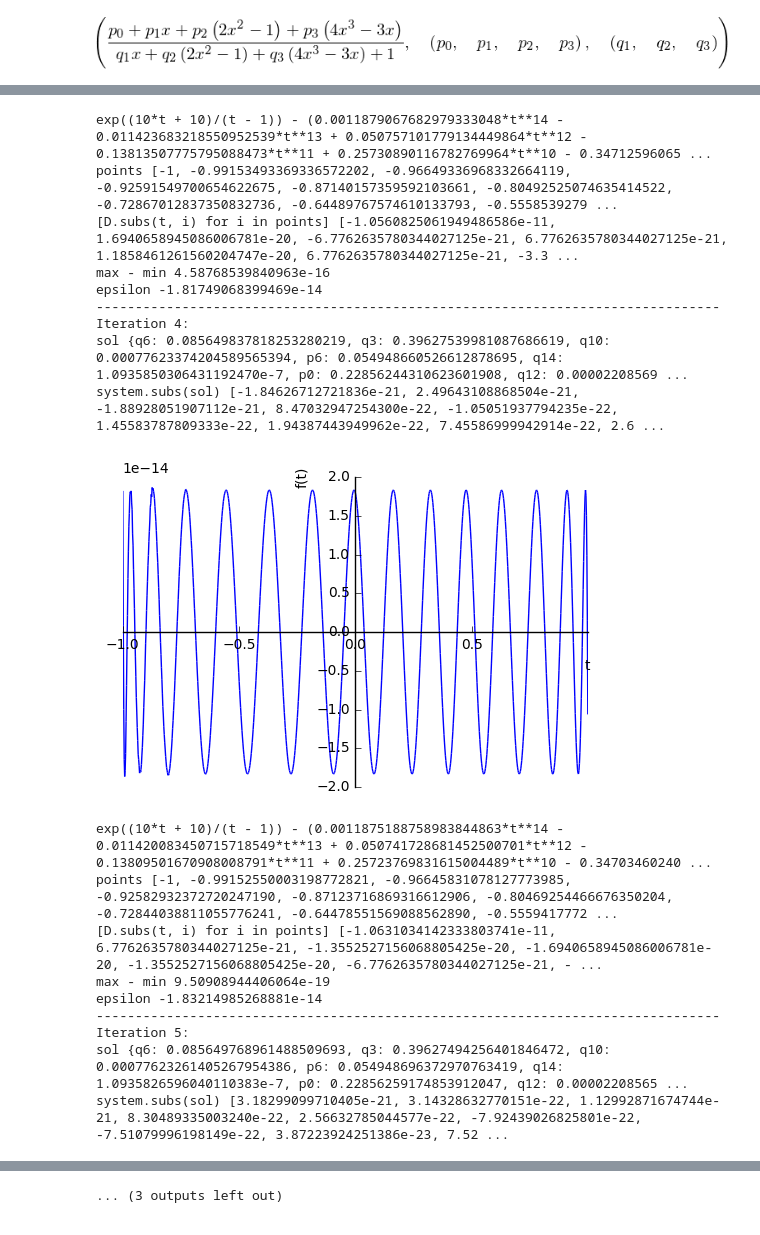
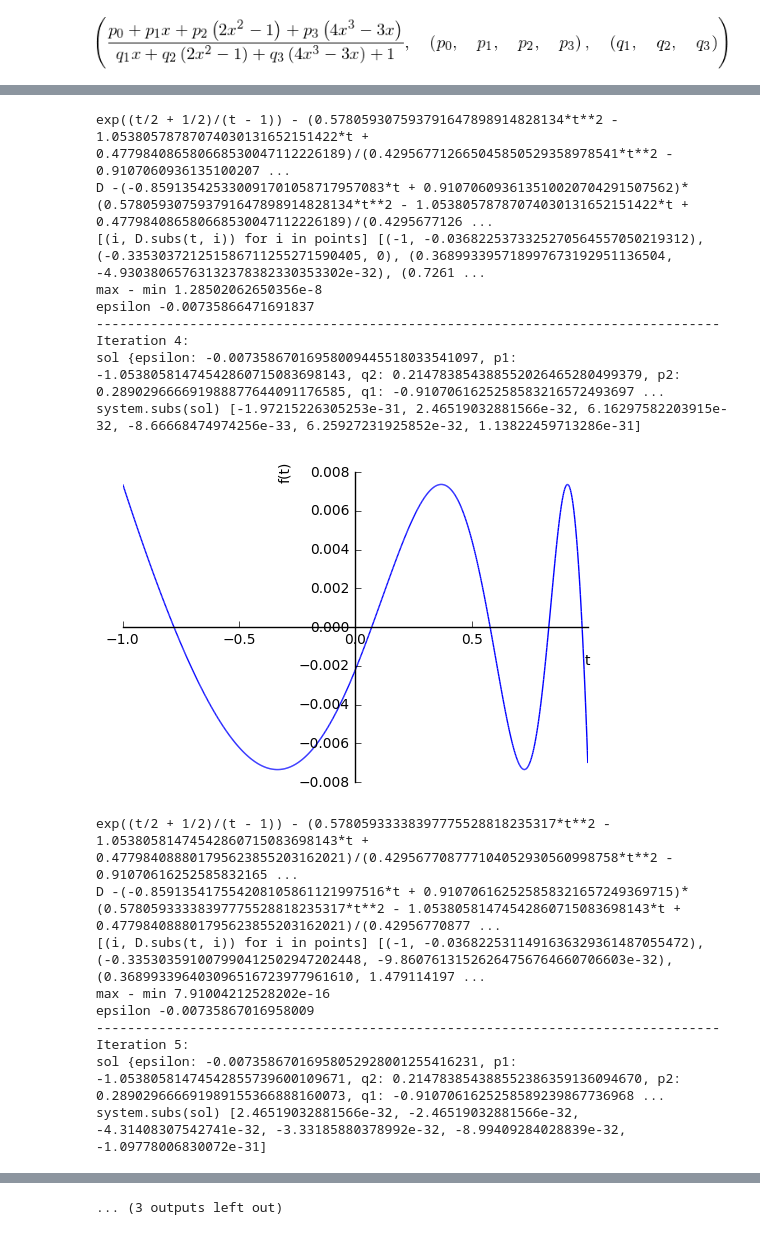
Before and after one commit to ergs/sandbox, a Jupyter notebook: Chebyshev2.ipynb, the cells around one changed output, grey strips where cells are left out. Saved outputs shown, nothing was run; the diff lists cells and outputs as text; code cells hidden in the pictures.

```diff
--- a/Chebyshev2.ipynb
+++ b/Chebyshev2.ipynb
@@ -60,20 +60,28 @@ bisect_roots(sin(x), [-10, 13])
 115
 [figure]
 # %%
-def nsolve_intervals(expr, bounds, division=30, warn=False, solver='bisect', **kwargs):
+def nsolve_intervals(expr, bounds, division=30, warn=False, verbose=False, solver='bisect', **kwargs):
     """
     Divide bounds into division intervals and nsolve in each one
     """
+    if verbose:
+        warn = True
     roots = []
     L = bounds[1] - bounds[0]
     for i in range(division):
         interval = [bounds[0] + i*L/division, bounds[0] + (i + 1)*L/division]
         try:
+            if verbose:
+                print("Solving in interval", interval)
             root = nsolve(expr, interval, solver=solver, **kwargs)
         except ValueError:
+            if verbose:
+                print("No solution found")
             continue
         else:
             if interval[0] < root < interval[1]:
+                if verbose:
+                    print("Solution found:", root)
                 roots.append(root)
             else:
                 if warn:
@@ -112,9 +120,10 @@ from sympy.utilities.decorator import conserve_mpmath_dps
 def CRAM_exp2(degree, prec=128, *, max_loops=10):
     #mpmath.mp.dps = prec
 
+
     epsilon = symbols("epsilon")
     i = symbols("i")
-    c = 10
+    c = S(1)/2
 
     r, num_coeffs, den_coeffs = general_rat_func(degree, t, chebyshev=True)
     E = exp(c*(t + 1)/(t - 1)) - r
@@ -140,11 +149,12 @@ def CRAM_exp2(degree, prec=128, *, max_loops=10):
         #plot(E.subs(sol), (t, 0.9, 1))
         # we can't use 1 because of the singularity
         print(E.subs(sol))
-        points = [-1, *nsolve_intervals(D, [-1, 0.999999], maxsteps=300, prec=prec, division=100, tol=10**-(2*prec)), 1]
+        points = [-1, *nsolve_intervals(D, [-1, 0.999999], maxsteps=300, prec=prec, division=100, warn=True, tol=10**-(2*prec)), 1]
         #points2 = [-1, *nsolve_intervals(D, [-1, 0.999999], maxsteps=300, prec=prec, solver='illinois', verify=True), 1]
-        print('points', points)
+        #print('points', points)
         #print('points2', points2)
-        print('[D.subs(t, i) for i in points]', [D.subs(t, i) for i in points])
+        print('D', D)
+        print('[(i, D.subs(t, i)) for i in points]', [(i, D.subs(t, i)) for i in points])
         assert len(points) == 2*(degree + 1), len(points)
         Evals = [E.evalf(prec, subs={**sol, t: point}) for point in points[:-1]] + [-r.evalf(prec, subs={**sol, t: 1})]
         #print('Evals', Evals)
@@ -167,7 +177,7 @@ def CRAM_exp2(degree, prec=128, *, max_loops=10):
 
 #D = CRAM_exp2()
 
-rat_func = CRAM_exp2(14, 20)
+rat_func = CRAM_exp2(2, 30)
 print(rat_func)
 plot(rat_func - exp(-t), (t, 0, 100))
 # %% [output]
@@ -209,19 +219,19 @@ system.subs(sol) [-2.30948827024805e-21, 5.62482816536059e-23, 9.08244312583224e
-exp((10*t + 10)/(t - 1)) - (0.0011879067682979333048*t**14 - 0.011423683218550952539*t**13 + 0.050757101779134449864*t**12 - 0.13813507775795088473*t**11 + 0.25730890116782769964*t**10 - 0.34712596065 ...
-points [-1, -0.99153493369336572202, -0.96649336968332664119, -0.92591549700654622675, -0.87140157359592103661, -0.80492525074635414522, -0.72867012837350832736, -0.64489767574610133793, -0.5558539279 ...
-[D.subs(t, i) for i in points] [-1.0560825061949486586e-11, 1.6940658945086006781e-20, -6.7762635780344027125e-21, 6.7762635780344027125e-21, 1.1858461261560204747e-20, 6.7762635780344027125e-21, -3.3 ...
-max - min 4.58768539840963e-16
-epsilon -1.81749068399469e-14
+exp((t/2 + 1/2)/(t - 1)) - (0.578059307593791647898914828134*t**2 - 1.05380578787074030131652151422*t + 0.477984086580668530047112226189)/(0.429567712665045850529358978541*t**2 - 0.9107060936135100207 ...
+D -(-0.859135425330091701058717957083*t + 0.910706093613510020704291507562)*(0.578059307593791647898914828134*t**2 - 1.05380578787074030131652151422*t + 0.477984086580668530047112226189)/(0.4295677126 ...
+[(i, D.subs(t, i)) for i in points] [(-1, -0.0368225373325270564557050219312), (-0.335303721251586711255271590405, 0), (0.368993395718997673192951136504, -4.93038065763132378382330353302e-32), (0.7261 ...
+max - min 1.28502062650356e-8
+epsilon -0.00735866471691837
 --------------------------------------------------------------------------------
 Iteration 4:
-sol {q6: 0.085649837818253280219, q3: 0.39627539981087686619, q10: 0.00077623374204589565394, p6: 0.054948660526612878695, q14: 1.0935850306431192470e-7, p0: 0.22856244310623601908, q12: 0.00002208569 ...
-system.subs(sol) [-1.84626712721836e-21, 2.49643108868504e-21, -1.88928051907112e-21, 8.47032947254300e-22, -1.05051937794235e-22, 1.45583787809333e-22, 1.94387443949962e-22, 7.45586999942914e-22, 2.6 ...
+sol {epsilon: -0.00735867016958009445518033541097, p1: -1.05380581474542860715083698143, q2: 0.214783854388552026465280499379, p2: 0.289029666691988877644091176585, q1: -0.9107061625258583216572493697 ...
+system.subs(sol) [-1.97215226305253e-31, 2.46519032881566e-32, 6.16297582203915e-32, -8.66668474974256e-33, 6.25927231925852e-32, 1.13822459713286e-31]
-[figure, old version]
+[figure, new version]
-exp((10*t + 10)/(t - 1)) - (0.0011875188758983844863*t**14 - 0.011420083450715718549*t**13 + 0.050741728681452500701*t**12 - 0.13809501670908008791*t**11 + 0.25723769831615004489*t**10 - 0.34703460240 ...
-points [-1, -0.99152550003198772821, -0.96645831078127773985, -0.92582932372720247190, -0.87123716869316612906, -0.80469254466676350204, -0.72844038811055776241, -0.64478551569088562890, -0.5559417772 ...
-[D.subs(t, i) for i in points] [-1.0631034142333803741e-11, 6.7762635780344027125e-21, -1.3552527156068805425e-20, -1.6940658945086006781e-20, -1.3552527156068805425e-20, -6.7762635780344027125e-21, - ...
-max - min 9.50908944406064e-19
-epsilon -1.83214985268881e-14
+exp((t/2 + 1/2)/(t - 1)) - (0.57805933338397775528818235317*t**2 - 1.05380581474542860715083698143*t + 0.477984088801795623855203162021)/(0.429567708777104052930560998758*t**2 - 0.91070616252585832165 ...
+D -(-0.859135417554208105861121997516*t + 0.910706162525858321657249369715)*(0.57805933338397775528818235317*t**2 - 1.05380581474542860715083698143*t + 0.477984088801795623855203162021)/(0.42956770877 ...
+[(i, D.subs(t, i)) for i in points] [(-1, -0.0368225311491636329361487055472), (-0.335303591007990412502947202448, -9.86076131526264756764660706603e-32), (0.368993396403096516723977961610, 1.479114197 ...
+max - min 7.91004212528202e-16
+epsilon -0.00735867016958009
 --------------------------------------------------------------------------------
 Iteration 5:
-sol {q6: 0.085649768961488509693, q3: 0.39627494256401846472, q10: 0.00077623261405267954386, p6: 0.054948696372970763419, q14: 1.0935826596040110383e-7, p0: 0.22856259174853912047, q12: 0.00002208565 ...
-system.subs(sol) [3.18299099710405e-21, 3.14328632770151e-22, 1.12992871674744e-21, 8.30489335003240e-22, 2.56632785044577e-22, -7.92439026825801e-22, -7.51079996198149e-22, 3.87223924251386e-23, 7.52 ...
+sol {epsilon: -0.00735867016958052928001255416231, p1: -1.05380581474542855739600109671, q2: 0.214783854388552386359136094670, p2: 0.289029666691989155366888160073, q1: -0.9107061625258589239867736968 ...
+system.subs(sol) [2.46519032881566e-32, -2.46519032881566e-32, -4.31408307542741e-32, -3.33185880378992e-32, -8.99409284028839e-32, -1.09778006830072e-31]
```
Also changed, not shown: parts of 44 cells of this notebook.
